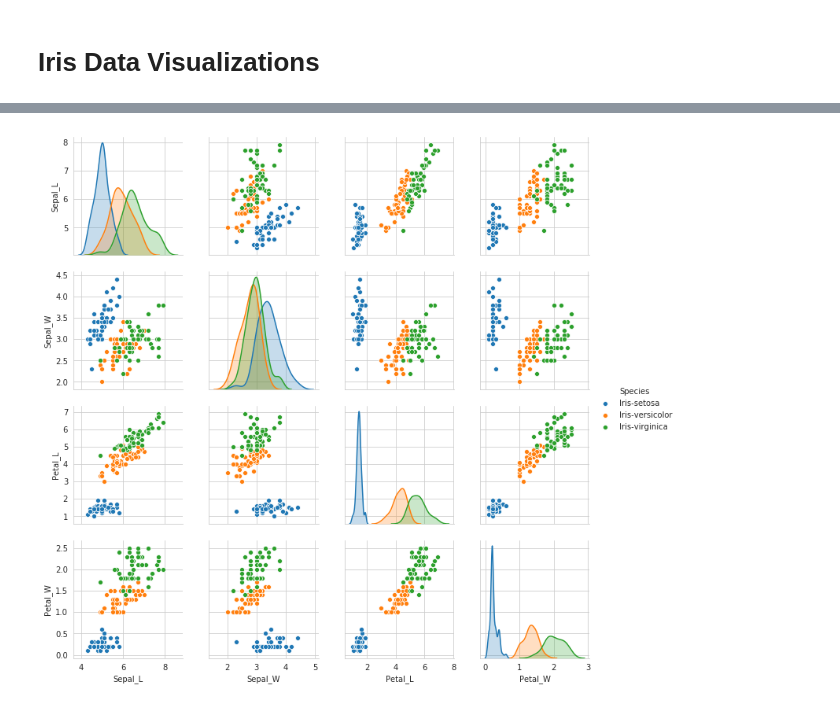
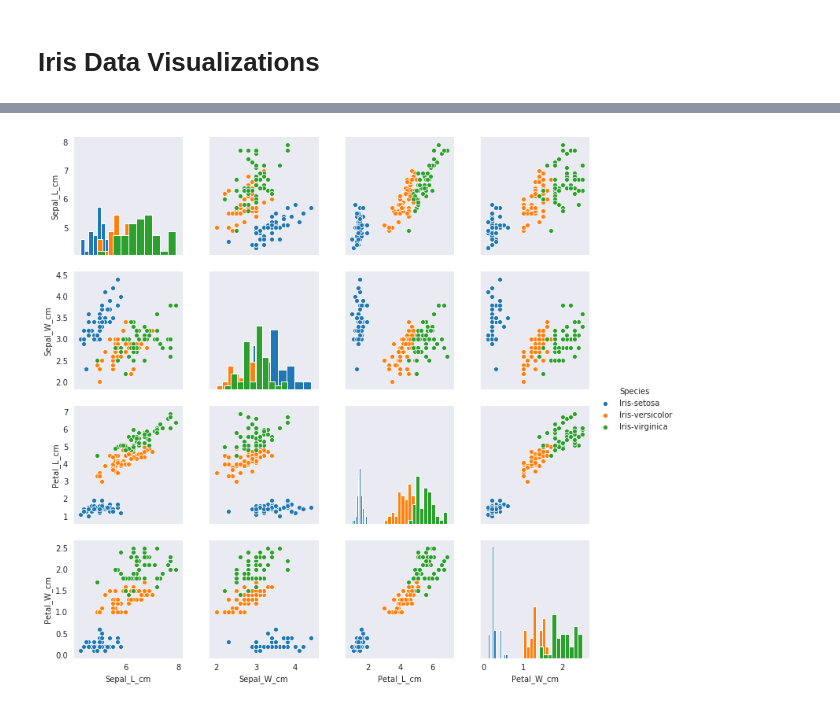
Before and after one commit to jasonrims/Machine-Learning, a Jupyter notebook: Iris Visuals.ipynb, the cells around one changed output, grey strips where cells are left out. Drawn from its saved outputs; the diff is of its cells as text; code cells hidden in the pictures.

Commit message:
Modified visuals on iris

```diff
--- a/Iris Visuals.ipynb
+++ b/Iris Visuals.ipynb
@@ -13,7 +13,7 @@ Iris=pd.read_csv('iris.data.csv',header=None)
 # %%
 #Exploring top 5 row of Data.
 
-Iris.columns=['Sepal_L','Sepal_W','Petal_L','Petal_W','Species']
+Iris.columns=['Sepal_L_cm','Sepal_W_cm','Petal_L_cm','Petal_W_cm','Species']
 # %%
 Iris.head()
 # %% [output]
@@ -26,5 +83,5 @@ Iris.head()
 # %%
-sns.pairplot(Iris,hue='Species')
+sns.pairplot(Iris,hue='Species',diag_kind='hist')
 sns.set_style('dark')
 # %% [output]
-[figure, old version]
+[figure, new version]
```
Also changed, not shown: parts of 11 cells of this notebook.
